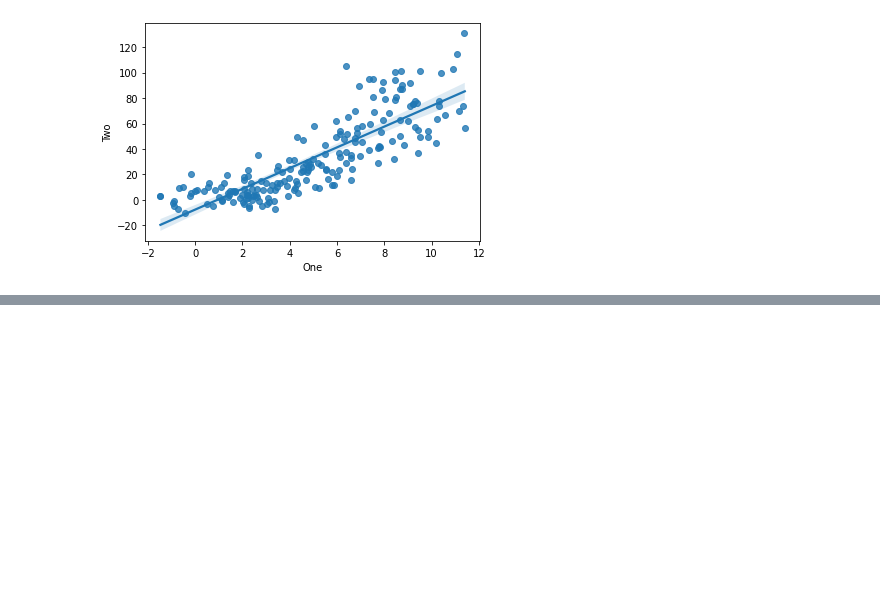
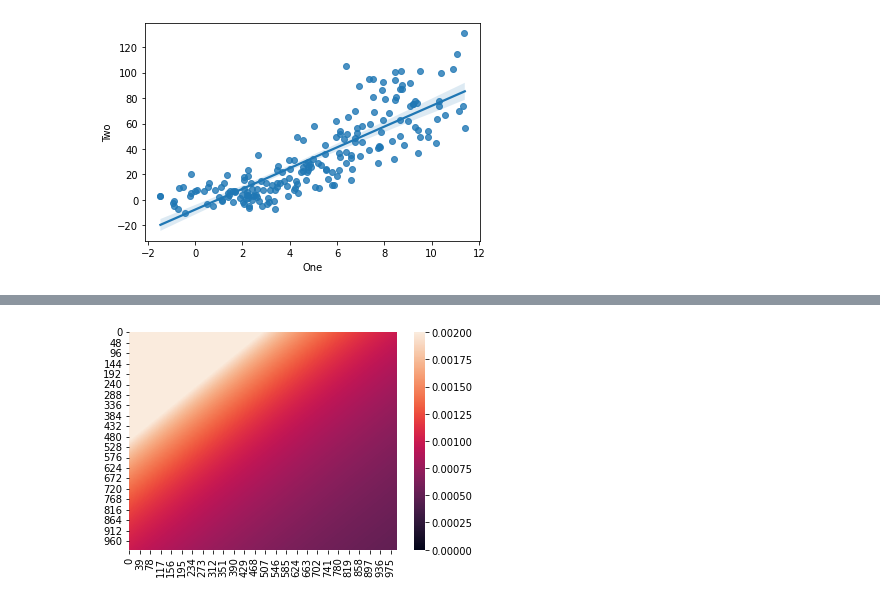
Before and after one commit to AndrewMichael2020/SolvingMathProblems, a Jupyter notebook: VizPythonReview.ipynb, the cells around one changed output, grey strips where cells are left out. Drawn from its saved outputs; the diff is of its cells as text; code cells hidden in the pictures; blank space fills up the shorter version.

```diff
--- a/VizPythonReview.ipynb
+++ b/VizPythonReview.ipynb
@@ -375,0 +410,16 @@ plt.show()
+# %%
+# Hilbert Matrix
+
+N = 1000
+
+H = np.zeros ((N, N))
+
+for i in range (1, N + 1) :
+  for j in range (1, N + 1) :
+    H [i - 1,j -1 ] = 1 / (i + j - 1)
+
+import seaborn as sns
+sns.heatmap (H, vmin = 0, vmax = 0.002)
+plt.show()
+# %% [output]
+[figure, added]
```
Also changed, not shown: parts of 2 cells of this notebook.
